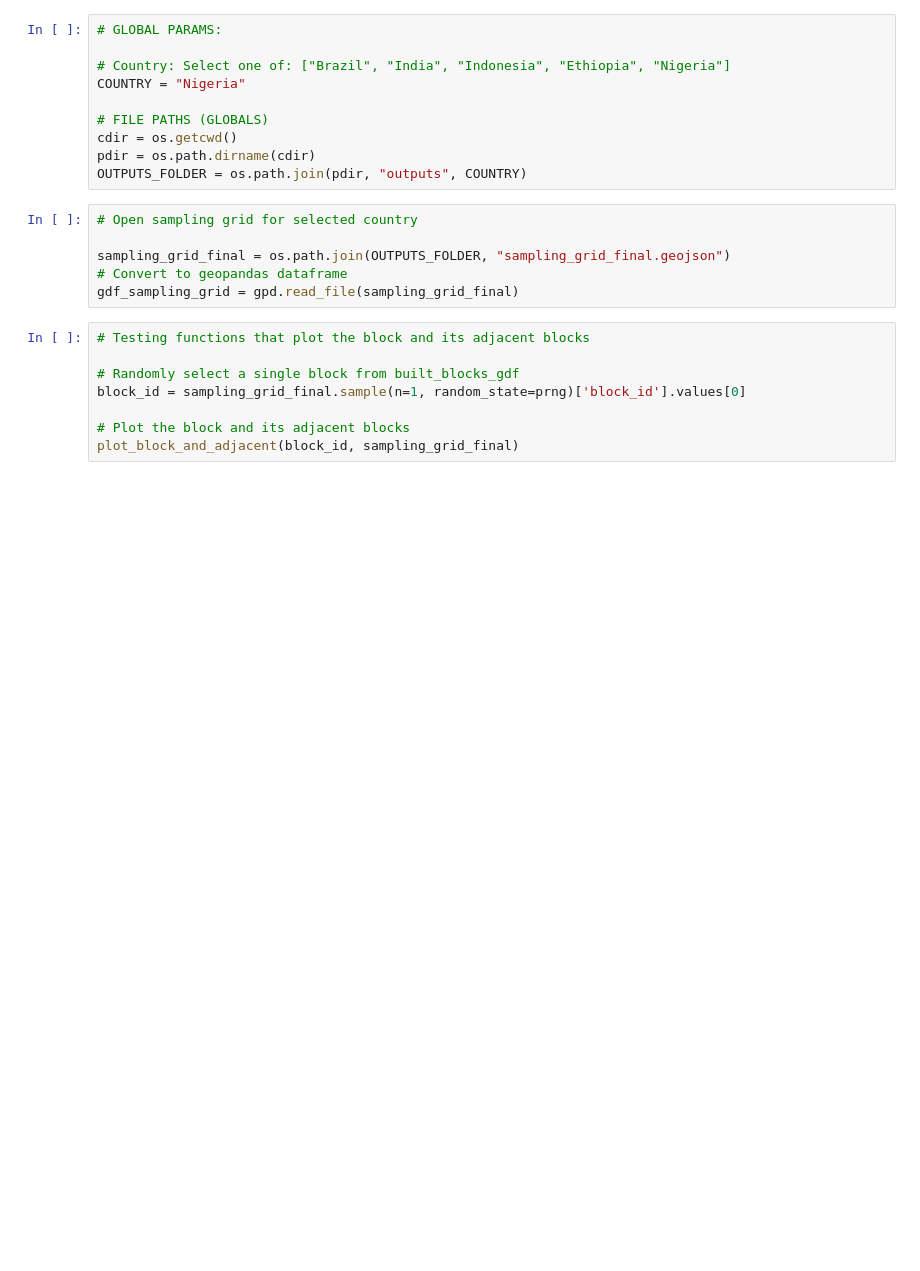
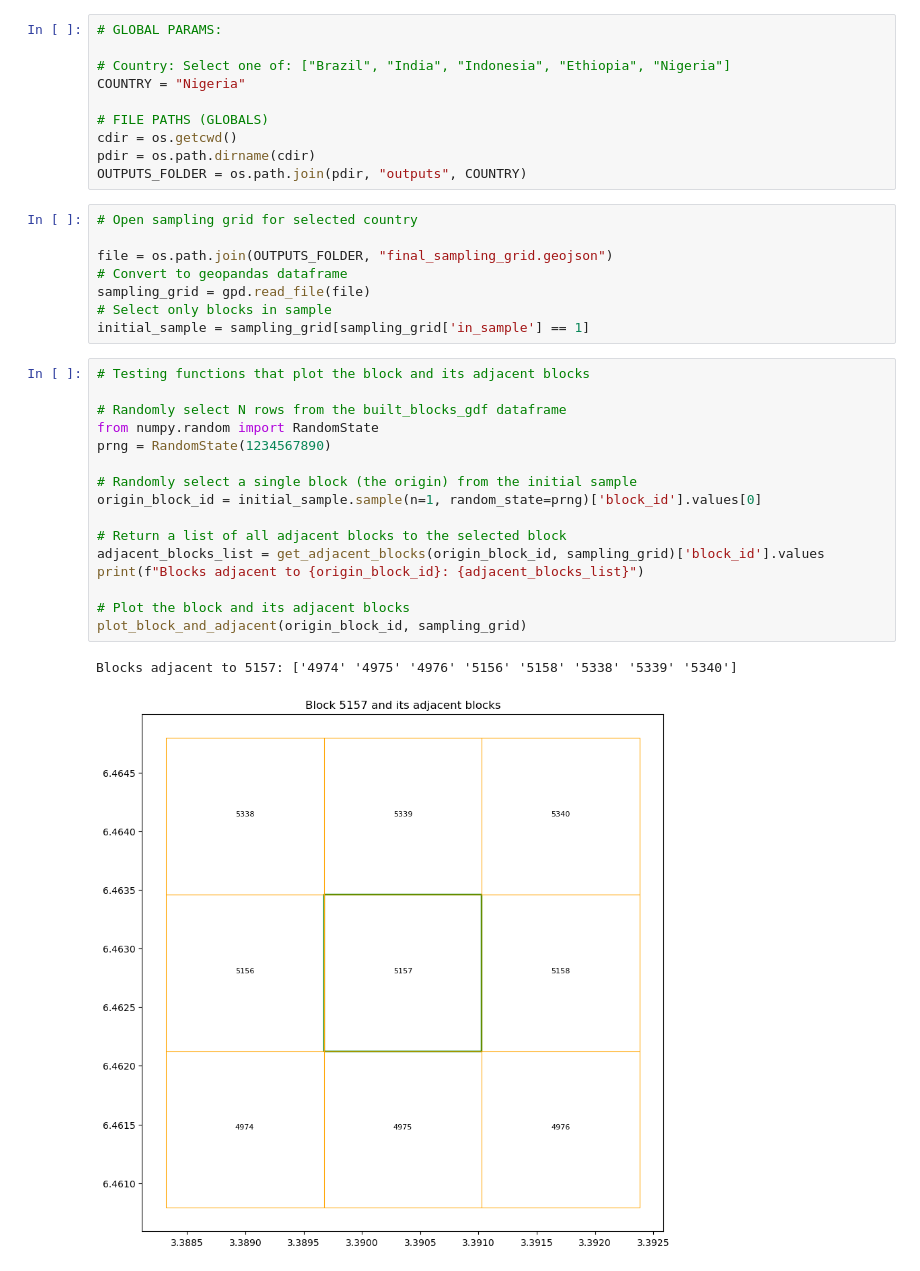
Before and after one commit to pgubb/cfi-map2-sampling-grids, a Jupyter notebook: notebooks/expand_blcok.ipynb, the cells around one changed output. Saved outputs shown, nothing was run; the diff lists cells and outputs as text; blank space fills up the shorter version.

Commit message:
Updating expand blocks utilities

```diff
--- a/notebooks/expand_blcok.ipynb
+++ b/notebooks/expand_blcok.ipynb
@@ -68,16 +71,29 @@ OUTPUTS_FOLDER = os.path.join(pdir, "outputs", COUNTRY)
 # %%
 # Open sampling grid for selected country
 
-sampling_grid_final = os.path.join(OUTPUTS_FOLDER, "sampling_grid_final.geojson")
+file = os.path.join(OUTPUTS_FOLDER, "final_sampling_grid.geojson")
 # Convert to geopandas dataframe
-gdf_sampling_grid = gpd.read_file(sampling_grid_final)
+sampling_grid = gpd.read_file(file)
+# Select only blocks in sample
+initial_sample = sampling_grid[sampling_grid['in_sample'] == 1]
 # %%
 # Testing functions that plot the block and its adjacent blocks
 
-# Randomly select a single block from built_blocks_gdf
-block_id = sampling_grid_final.sample(n=1, random_state=prng)['block_id'].values[0]
+# Randomly select N rows from the built_blocks_gdf dataframe
+from numpy.random import RandomState
+prng = RandomState(1234567890)
+
+# Randomly select a single block (the origin) from the initial sample
+origin_block_id = initial_sample.sample(n=1, random_state=prng)['block_id'].values[0]
+
+# Return a list of all adjacent blocks to the selected block
+adjacent_blocks_list = get_adjacent_blocks(origin_block_id, sampling_grid)['block_id'].values
+print(f"Blocks adjacent to {origin_block_id}: {adjacent_blocks_list}")
 
 # Plot the block and its adjacent blocks
-plot_block_and_adjacent(block_id, sampling_grid_final)
+plot_block_and_adjacent(origin_block_id, sampling_grid)
+# %% [output]
+Blocks adjacent to 5157: ['4974' '4975' '4976' '5156' '5158' '5338' '5339' '5340']
+[figure, added]
 # %%
 # Return adjancet blocks in a second expansion
```
Also changed, not shown: parts of 3 cells of this notebook, 1 other file.
